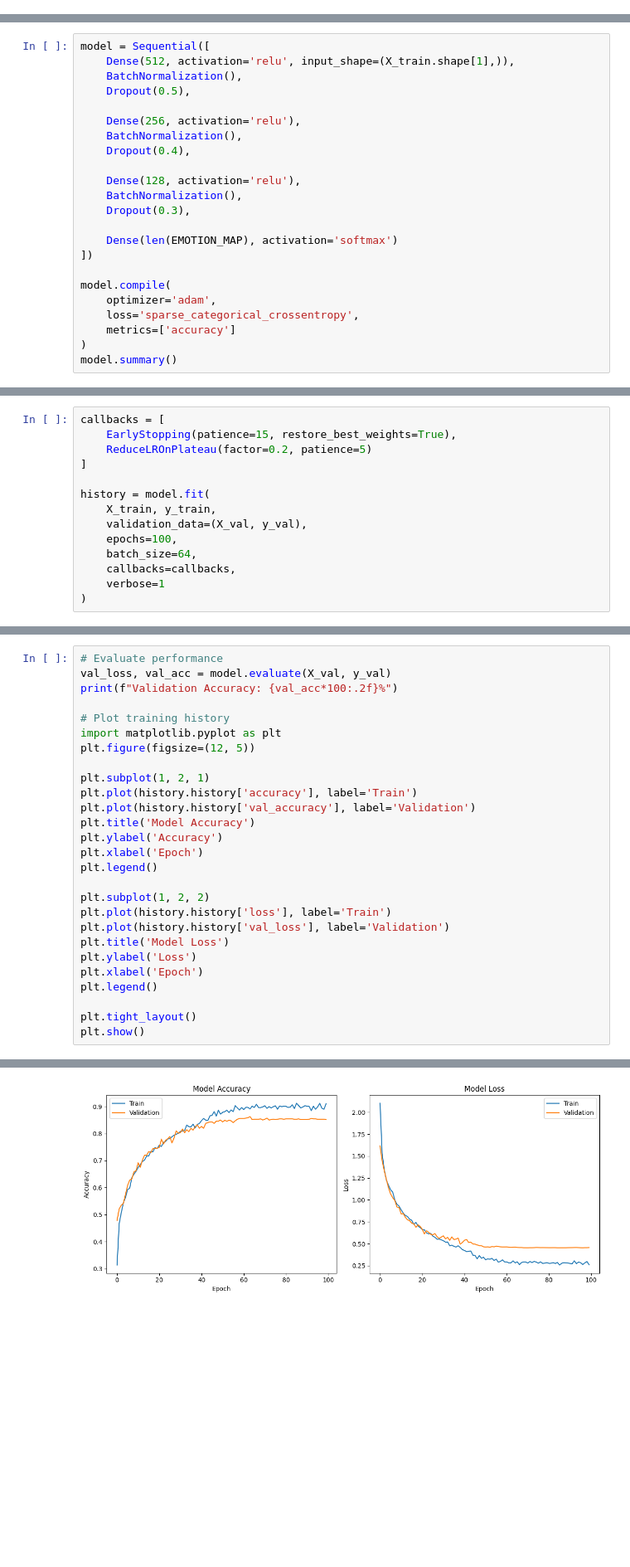
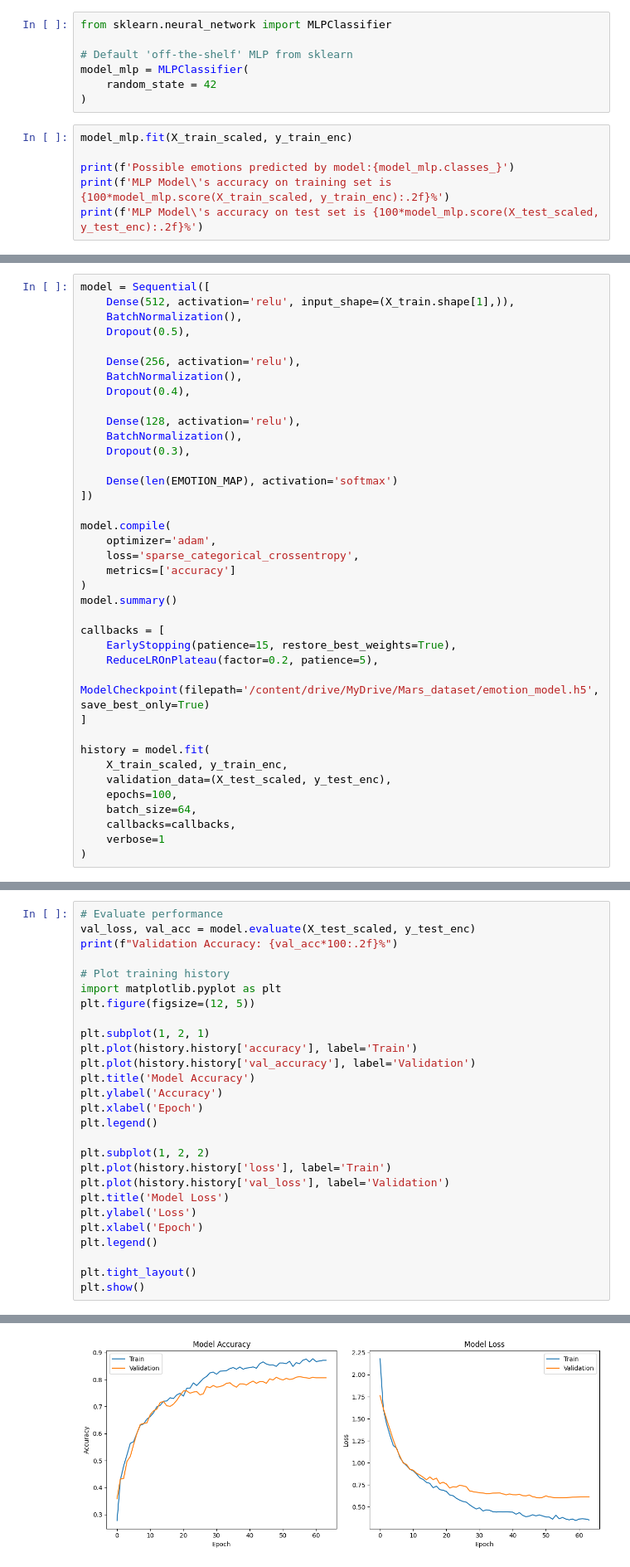
Before and after one commit to Tejasv-bhalla/audio-emotion-classification, a Jupyter notebook: main.ipynb, the cells around one changed output, grey strips where cells are left out. Shown at 83% size. Drawn from its saved outputs; the diff is of its cells as text; blank space fills up the shorter version.

```diff
--- a/main.ipynb
+++ b/main.ipynb
@@ -246,0 +296,13 @@ from tensorflow.keras.layers import Dense, Dropout, BatchNormalization
+# %%
+from sklearn.neural_network import MLPClassifier
+
+# Default 'off-the-shelf' MLP from sklearn
+model_mlp = MLPClassifier(
+    random_state = 42
+)
+# %%
+model_mlp.fit(X_train_scaled, y_train_enc)
+
+print(f'Possible emotions predicted by model:{model_mlp.classes_}')
+print(f'MLP Model\'s accuracy on training set is {100*model_mlp.score(X_train_scaled, y_train_enc):.2f}%')
+print(f'MLP Model\'s accuracy on test set is {100*model_mlp.score(X_test_scaled, y_test_enc):.2f}%')
@@ -267,6 +335,21 @@ model.compile(
     metrics=['accuracy']
 )
 model.summary()
+
+callbacks = [
+    EarlyStopping(patience=15, restore_best_weights=True),
+    ReduceLROnPlateau(factor=0.2, patience=5),
+    ModelCheckpoint(filepath='/content/drive/MyDrive/Mars_dataset/emotion_model.h5', save_best_only=True)
+]
+
+history = model.fit(
+    X_train_scaled, y_train_enc,
+    validation_data=(X_test_scaled, y_test_enc),
+    epochs=100,
+    batch_size=64,
+    callbacks=callbacks,
+    verbose=1
+)
 # %% [output]
 Model: "sequential_2"
 ┏━━━━━━━━━━━━━━━━━━━━━━━━━━━━━━━━━┳━━━━━━━━━━━━━━━━━━━━━━━━┳━━━━━━━━━━━━━━━┓
@@ -292,14 +389,0 @@ Model: "sequential_2"
-# %%
-callbacks = [
-    EarlyStopping(patience=15, restore_best_weights=True),
-    ReduceLROnPlateau(factor=0.2, patience=5)
-]
-
-history = model.fit(
-    X_train, y_train,
-    validation_data=(X_val, y_val),
-    epochs=100,
-    batch_size=64,
-    callbacks=callbacks,
-    verbose=1
-)
@@ -329,6 +390,6 @@ WARNING:absl:You are saving your model as an HDF5 file via `model.save()` or `ke
 # %%
 # Evaluate performance
-val_loss, val_acc = model.evaluate(X_val, y_val)
+val_loss, val_acc = model.evaluate(X_test_scaled, y_test_enc)
 print(f"Validation Accuracy: {val_acc*100:.2f}%")
 
 # Plot training history
@@ -359,3 +420,3 @@ Validation Accuracy: 85.28%
-[figure, old version]
+[figure, new version]
 # %%
 # Predict classes and probabilities
```
Also changed, not shown: parts of 43 cells of this notebook, 12 other files.
